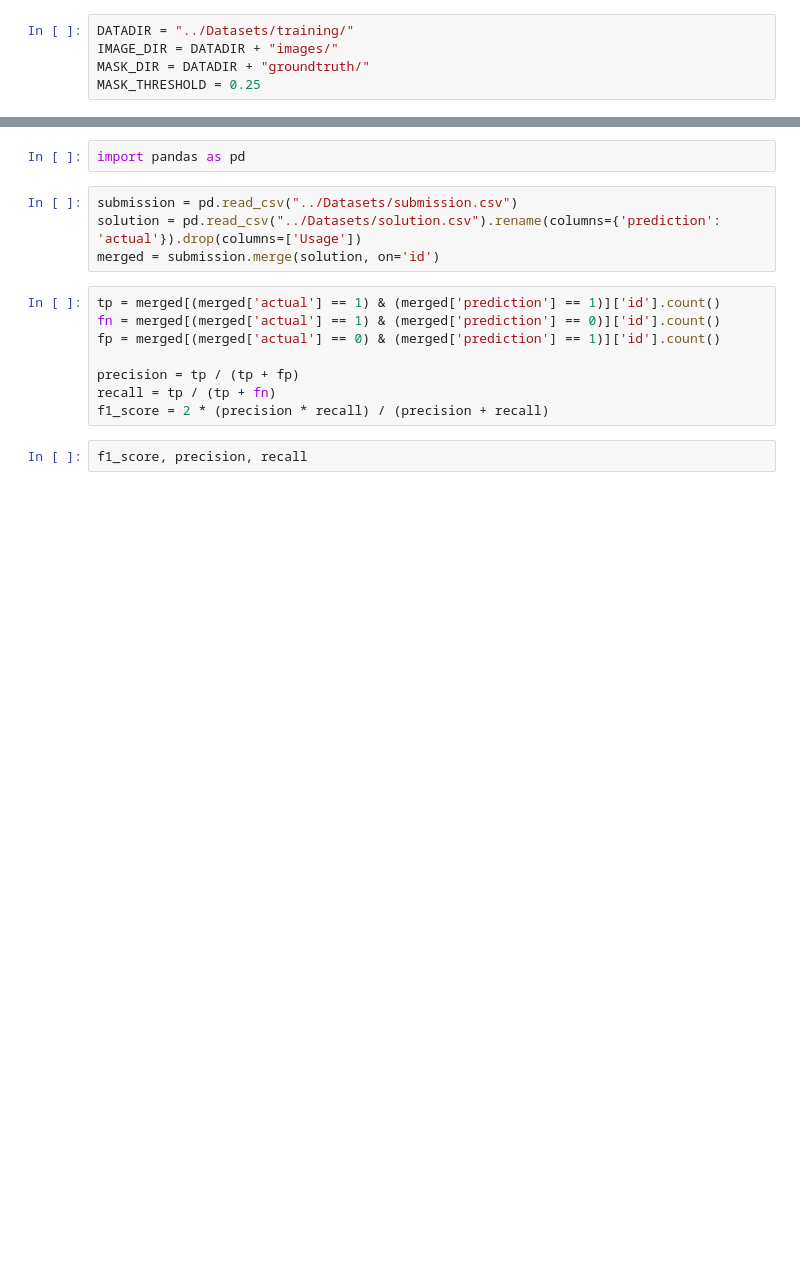
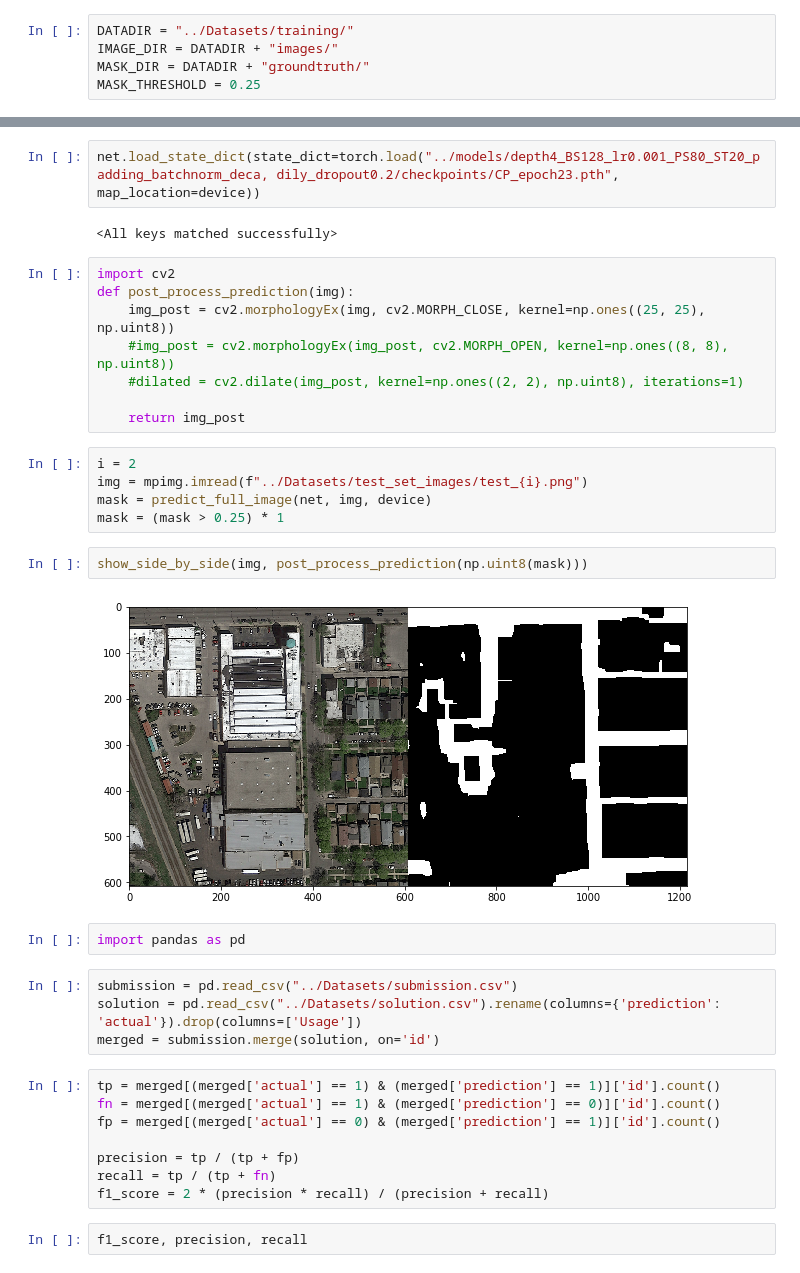
Before and after one commit to ehoelzl/ML_course, a Jupyter notebook: projects/project2/project_road_segmentation/torch_unet/Torch.ipynb, the cells around one changed output, grey strips where cells are left out. Cells and saved outputs as stored; diff of their text form; blank space fills up the shorter version.

```diff
--- a/projects/project2/project_road_segmentation/torch_unet/Torch.ipynb
+++ b/projects/project2/project_road_segmentation/torch_unet/Torch.ipynb
@@ -170,3 +82,24 @@ for b in test_loader:
+# %%
+net.load_state_dict(state_dict=torch.load("../models/depth4_BS128_lr0.001_PS80_ST20_padding_batchnorm_deca, dily_dropout0.2/checkpoints/CP_epoch23.pth", map_location=device))
+# %% [output]
+<All keys matched successfully>
+# %%
+import cv2
+def post_process_prediction(img):
+    img_post = cv2.morphologyEx(img, cv2.MORPH_CLOSE, kernel=np.ones((25, 25), np.uint8))
+    #img_post = cv2.morphologyEx(img_post, cv2.MORPH_OPEN, kernel=np.ones((8, 8), np.uint8))
+    #dilated = cv2.dilate(img_post, kernel=np.ones((2, 2), np.uint8), iterations=1)
+
+    return img_post
+# %%
+i = 2
+img = mpimg.imread(f"../Datasets/test_set_images/test_{i}.png")
+mask = predict_full_image(net, img, device)
+mask = (mask > 0.25) * 1
+# %%
+show_side_by_side(img, post_process_prediction(np.uint8(mask)))
+# %% [output]
+[figure, added]
 # %%
 import pandas as pd
 # %%
```
Also changed, not shown: parts of 68 cells of this notebook, 8 other files.
